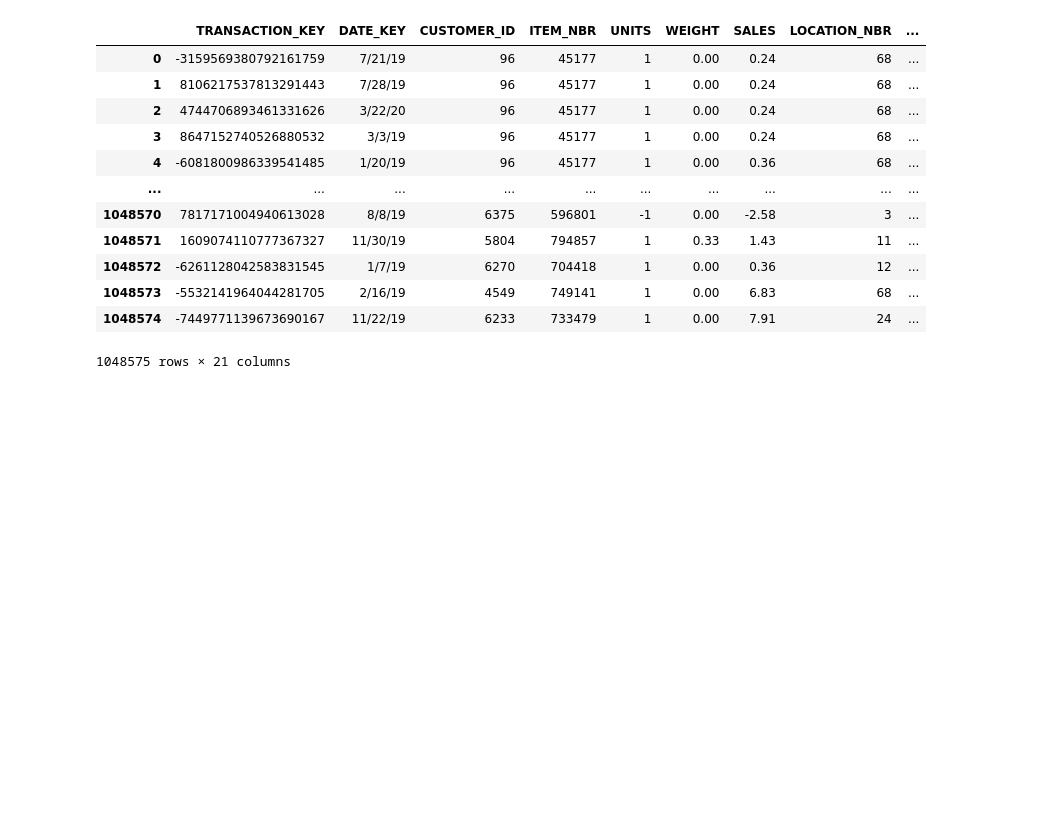
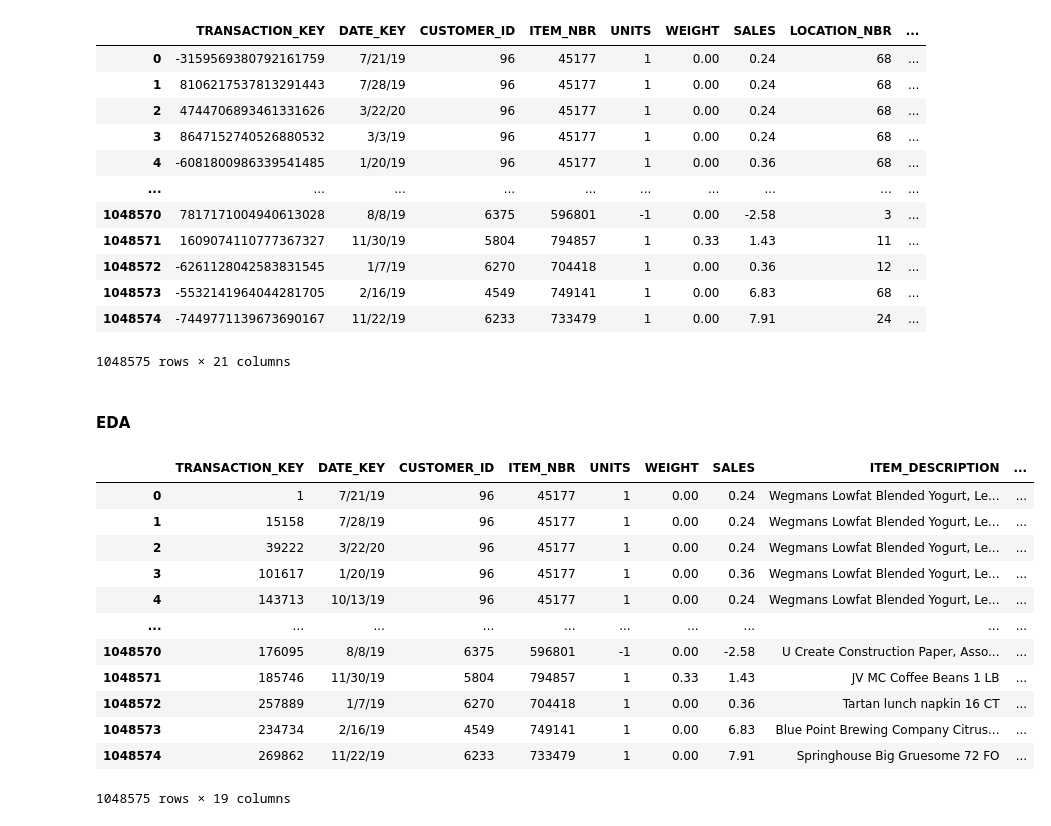
Before and after one commit to mtienpasertkij/Wegmans-Project, a Jupyter notebook: Deliverable 1 - Data Cleaning and Preparation.ipynb, the cells around one changed output. Drawn from its saved outputs; the diff is of its cells as text; code cells hidden in the pictures; blank space fills up the shorter version.

```diff
--- a/Deliverable 1 - Data Cleaning and Preparation.ipynb
+++ b/Deliverable 1 - Data Cleaning and Preparation.ipynb
@@ -444,3 +446,24 @@ allDataFull
 1048575 rows × 21 columns
 # %%
 allDataFull.to_csv('Wegmans All Data Full.csv', index=False)
+# %% [markdown]
+#### EDA
+# %%
+wegmansData = mydir + "Wegmans All Data Full.csv"
+wegmansAll = pd.read_csv(wegmansData)
+# %%
+wegmansAll
+# %% [output]
+|  | TRANSACTION_KEY | DATE_KEY | CUSTOMER_ID | ITEM_NBR | UNITS | WEIGHT | SALES | ITEM_DESCRIPTION | ... |
+| 0 | 1 | 7/21/19 | 96 | 45177 | 1 | 0.00 | 0.24 | Wegmans Lowfat Blended Yogurt, Le... | ... |
+| 1 | 15158 | 7/28/19 | 96 | 45177 | 1 | 0.00 | 0.24 | Wegmans Lowfat Blended Yogurt, Le... | ... |
+| 2 | 39222 | 3/22/20 | 96 | 45177 | 1 | 0.00 | 0.24 | Wegmans Lowfat Blended Yogurt, Le... | ... |
+| 3 | 101617 | 1/20/19 | 96 | 45177 | 1 | 0.00 | 0.36 | Wegmans Lowfat Blended Yogurt, Le... | ... |
+| 4 | 143713 | 10/13/19 | 96 | 45177 | 1 | 0.00 | 0.24 | Wegmans Lowfat Blended Yogurt, Le... | ... |
+| ... | ... | ... | ... | ... | ... | ... | ... | ... | ... |
+| 1048570 | 176095 | 8/8/19 | 6375 | 596801 | -1 | 0.00 | -2.58 | U Create Construction Paper, Asso... | ... |
+| 1048571 | 185746 | 11/30/19 | 5804 | 794857 | 1 | 0.33 | 1.43 | JV MC Coffee Beans 1 LB | ... |
+| 1048572 | 257889 | 1/7/19 | 6270 | 704418 | 1 | 0.00 | 0.36 | Tartan lunch napkin 16 CT | ... |
+| 1048573 | 234734 | 2/16/19 | 4549 | 749141 | 1 | 0.00 | 6.83 | Blue Point Brewing Company Citrus... | ... |
+| 1048574 | 269862 | 11/22/19 | 6233 | 733479 | 1 | 0.00 | 7.91 | Springhouse Big Gruesome 72 FO | ... |
+1048575 rows × 19 columns
```
Also changed, not shown: parts of 1 cell of this notebook, 2 other files.
